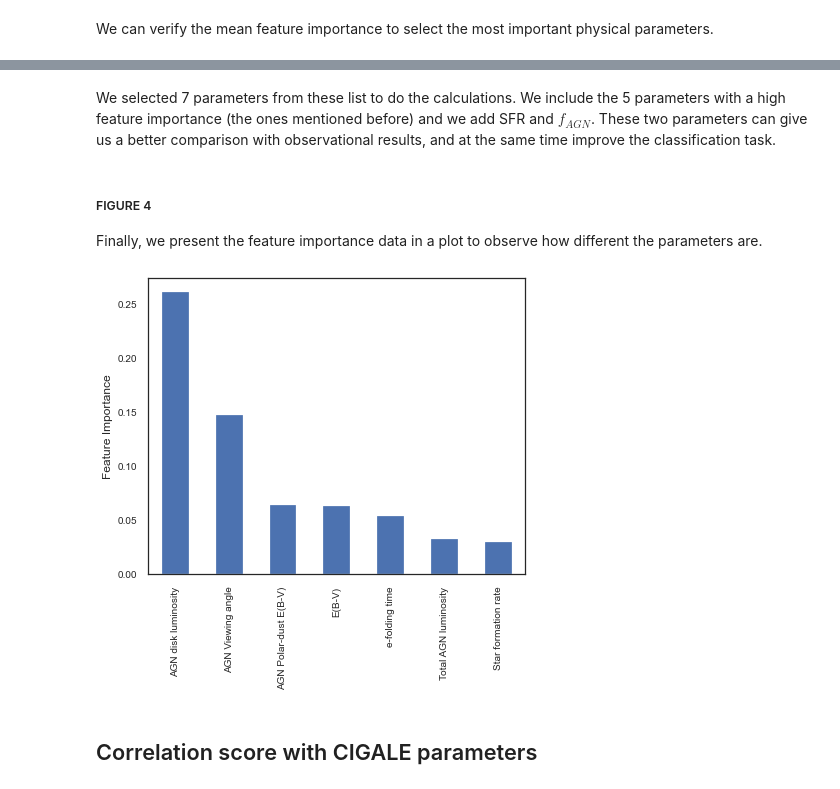
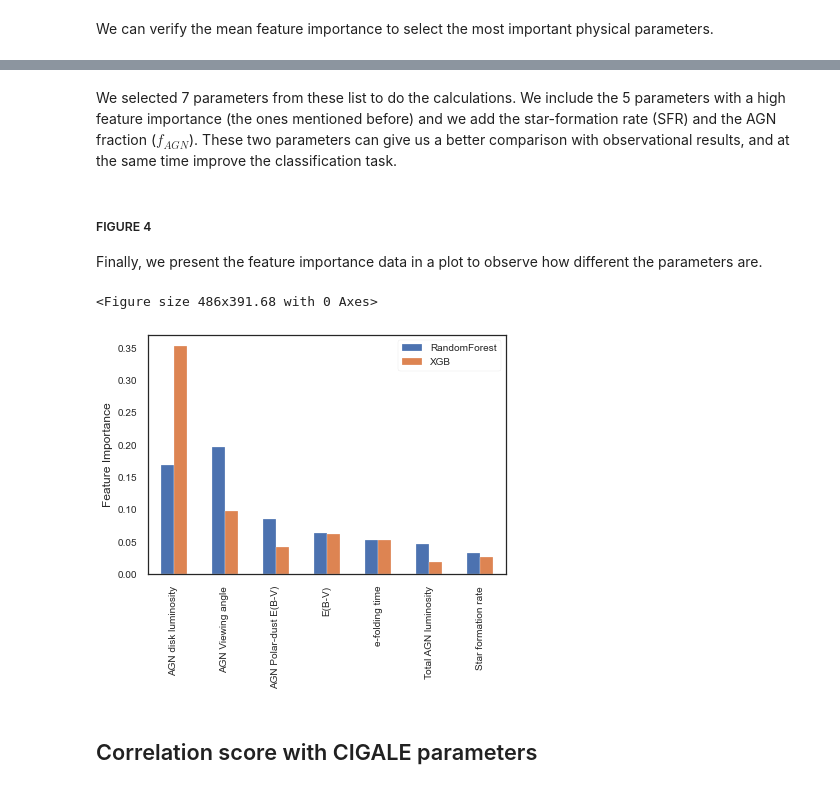
Before and after one commit to aframosp/AGNView, a Jupyter notebook: Notebooks/11_Analysis_Tables.ipynb, the cells around one changed output, grey strips where cells are left out. Cells and saved outputs as stored; diff of their text form; code cells hidden in the pictures.

```diff
--- a/Notebooks/11_Analysis_Tables.ipynb
+++ b/Notebooks/11_Analysis_Tables.ipynb
@@ -173,6 +169,6 @@ We create a feature ranking with recursive feature elimination and cross-validat
 # %%
 rfecv_xg = RFECV(estimator=clf_xg, cv=StratifiedKFold(10),
-                 scoring='accuracy', verbose=4, min_features_to_select=6)
+                 scoring='f1_macro', verbose=4, min_features_to_select=6)
 rfecv_xg = rfecv_xg.fit(x_train_encode_o, y_train_encode_o)
 print('Optimal number of features :', rfecv_xg.n_features_)
 print('Best features :', newdf.columns[rfecv_xg.support_])
@@ -208,6 +204,6 @@ Text(0, 0.5, 'Correct classifications')
 # %%
 rfecv_rf = RFECV(estimator=clf_rf, cv=StratifiedKFold(10),
-                 scoring='accuracy', min_features_to_select=6, verbose=4, n_jobs=-1)
+                 scoring='f1_macro', min_features_to_select=6, verbose=4, n_jobs=-1)
 rfecv_rf = rfecv_rf.fit(x_train_encode_o, y_train_encode_o)
 print('Optimal number of features :', rfecv_rf.n_features_)
 print('Best features :', newdf.columns[rfecv_rf.support_])
@@ -238,8 +234,8 @@ Text(0, 0.5, 'Correct classifications')
 # %% [markdown]
 We can verify the mean feature importance to select the most important physical parameters.
 # %%
-XGBFI = pd.Series(rfecv_xg.estimator_.feature_importances_,
+XGBFI = pd.Series(rfecv_xg.estimator_.feature_importances_, name='XGB',
                   index=newdf.columns[rfecv_xg.support_].array)
-RFFI = pd.Series(rfecv_rf.estimator_.feature_importances_,
+RFFI = pd.Series(rfecv_rf.estimator_.feature_importances_, name='RandomForest',
                  index=newdf.columns[rfecv_rf.support_].array)
 # %% [markdown]
@@ -266,0 +243,4 @@ dtype: float64
+# %%
+feat_imp = pd.concat([RFFI, XGBFI], axis=1)
+feat_imp['mean'] = feat_imp.mean(axis=1, skipna=False)
+print(feat_imp.sort_values(by='mean', ascending=False))
@@ -267,5 +265,5 @@ dtype: float64
 # %% [markdown]
-We selected 7 parameters from these list to do the calculations. We include the 5 parameters with a high feature importance (the ones mentioned before) and we add SFR and $f_{AGN}$. These two parameters can give us a better comparison with observational results, and at the same time improve the classification task.
+We selected 7 parameters from these list to do the calculations. We include the 5 parameters with a high feature importance (the ones mentioned before) and we add the star-formation rate (SFR) and the AGN fraction ($f_{AGN}$). These two parameters can give us a better comparison with observational results, and at the same time improve the classification task.
 # %%
 ManualCols = np.array(['bayes.agn.i',
                        'bayes.agn.fracAGN',
@@ -278,29 +276,30 @@ ManualCols = np.array(['bayes.agn.i',
 ##### FIGURE 4
 Finally, we present the feature importance data in a plot to observe how different the parameters are.
 # %%
-FeIm = pd.concat([RFFI, XGBFI]).groupby(level=0).mean().sort_values(ascending=False)[:7]
+fe_im = feat_imp.sort_values(by='mean', ascending=False)[:7]
 sns.set_style("white")
 # with plt.style.context('seaborn-talk'):
 with plt.style.context('seaborn-paper'):
     plt.rcParams.update({'font.size': 12})
     plt.rcParams.update({'axes.labelsize': 12})
     plt.rcParams.update({'legend.fontsize': 10})
     plt.rcParams.update({'ytick.labelsize': 10})
     plt.rcParams.update({'xtick.labelsize': 10})
     plt.figure(figsize=(6.75, 5.44))
-    FeIm.plot.bar(rot=90)
+    fe_im.plot.bar(y=['RandomForest', 'XGB'], rot=90)
     plt.ylabel('Feature Importance')
     plt.xticks(np.arange(7), ('AGN disk luminosity',
                               'AGN Viewing angle',
                               'AGN Polar-dust E(B-V)',
                               'E(B-V)',
                               'e-folding time',
                               'Total AGN luminosity',
                               'Star formation rate'))
     plt.savefig('../Figures/F4.pdf', dpi=300, bbox_inches='tight')  # For Paper
 #     plt.savefig('../Talk_Figures/F4.png',dpi=300,bbox_inches = 'tight') # For Presentation
 # %% [output]
+<Figure size 486x391.68 with 0 Axes>
-[figure, old version]
+[figure, new version]
 # %% [markdown]
 ## Correlation score with CIGALE parameters
 # %% [markdown]
```
Also changed, not shown: parts of 20 cells of this notebook, 9 other files.
